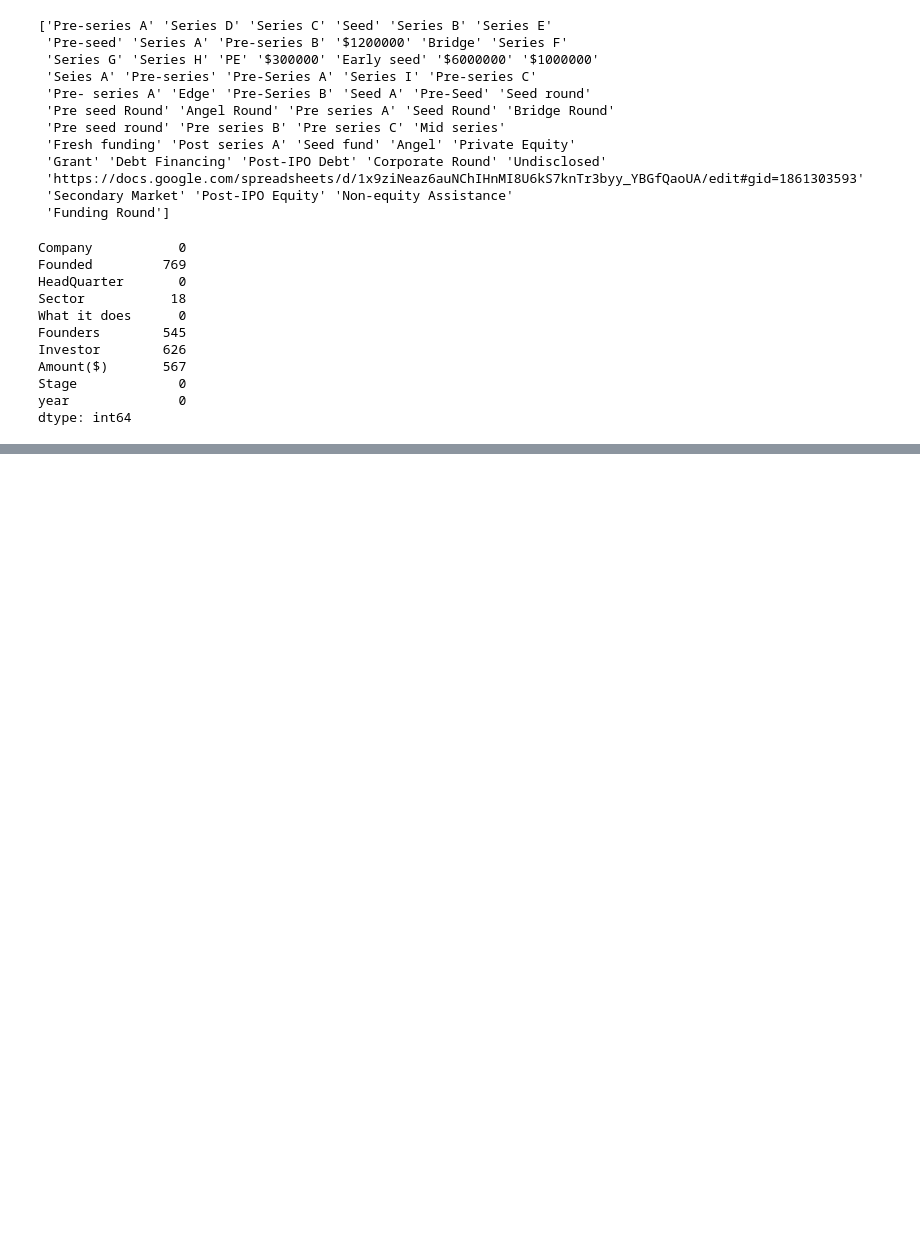
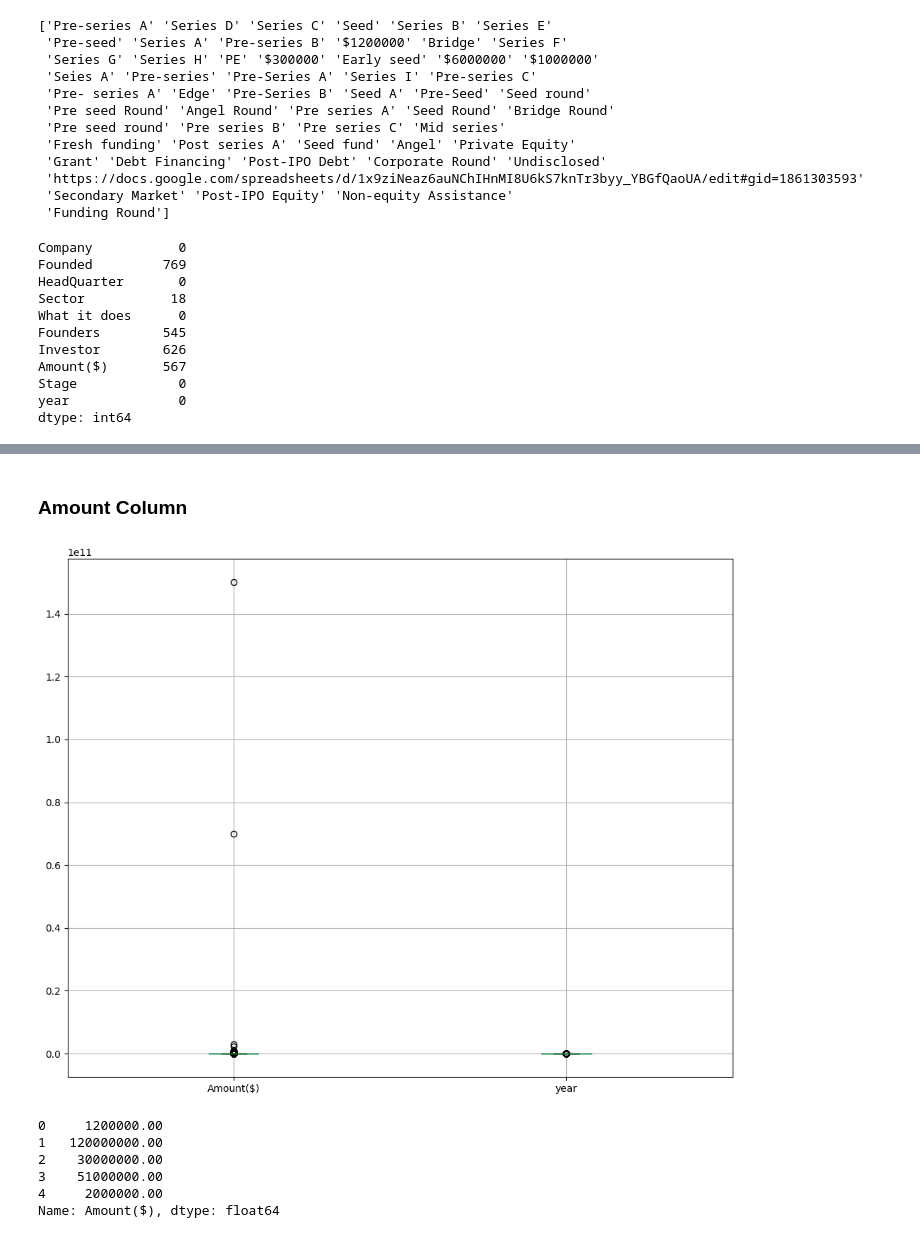
Before and after one commit to theleggero/Viability-of-the-Indian-Economy-for-new-businesses, a Jupyter notebook: Notebooks/project1.ipynb, the cells around one changed output, grey strips where cells are left out. Saved outputs shown, nothing was run; the diff lists cells and outputs as text; code cells hidden in the pictures; blank space fills up the shorter version.

Commit message:
Data manipulation

```diff
--- a/Notebooks/project1.ipynb
+++ b/Notebooks/project1.ipynb
@@ -893,0 +896,4 @@ dtype: int64
+# %%
+# Fill missing values in the 'Founded'column with 'Undisclosed'
+
+final_data['Founded'].fillna('Undisclosed', inplace=True)
@@ -893,0 +902,4 @@ dtype: int64
+# %%
+# Fill the missing values in thw Founders Column with'Unknown'ArithmeticError
+
+final_data['Founders'].fillna('Unknown',inplace=True)
@@ -893,0 +908,4 @@ dtype: int64
+# %%
+# Fill missing values in the 'Investor'column with 'Undisclosed'
+
+final_data['Investor'].fillna('Undisclosed', inplace=True)
@@ -893,0 +914,7 @@ dtype: int64
+# %%
+# Handling Missing Values In The Sector Column
+
+# Fill missing values in the 'Sector'column with the most frequent sector
+
+most_frequent_sector = final_data['Sector'].mode()[0]
+final_data['Sector'].fillna(most_frequent_sector, inplace=True)
@@ -893,0 +935,26 @@ dtype: int64
+# %% [markdown]
+### Amount Column
+# %%
+# checking for ouliers in the Amount Column
+
+import matplotlib.pyplot as plt
+
+final_data.boxplot(figsize=(10, 8))
+plt.tight_layout()
+plt.show()
+# %% [output]
+[figure, added]
+# %%
+# Fill missing values in the 'Amount' column with the median
+# Considering the outliers depicted by theboxplot above, it is more appropriate to use the median to impute the missing values.
+
+amount_median = final_data['Amount($)'].median()
+final_data['Amount($)'] = final_data['Amount($)'].fillna(amount_median)
+final_data['Amount($)'].head()
+# %% [output]
+0     1200000.00
+1   120000000.00
+2    30000000.00
+3    51000000.00
+4     2000000.00
+Name: Amount($), dtype: float64
```
Also changed, not shown: parts of 53 cells of this notebook, 11 other files.
